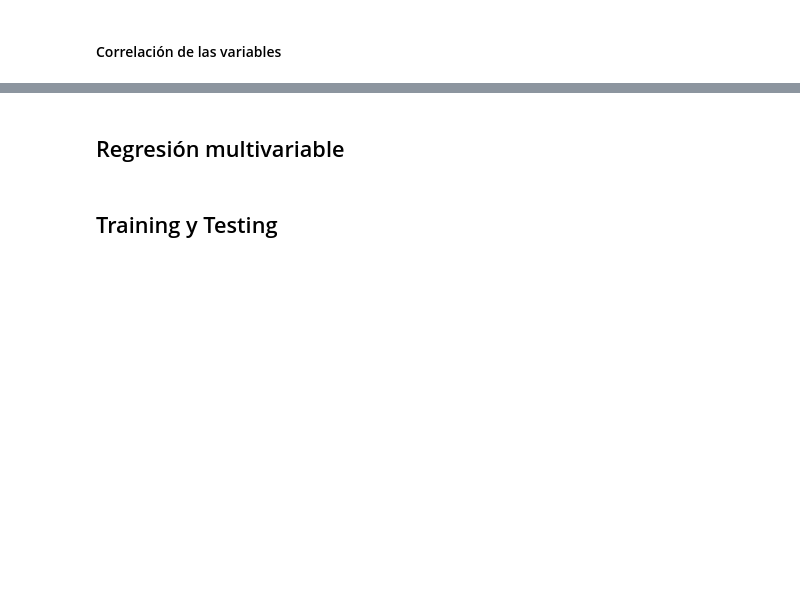
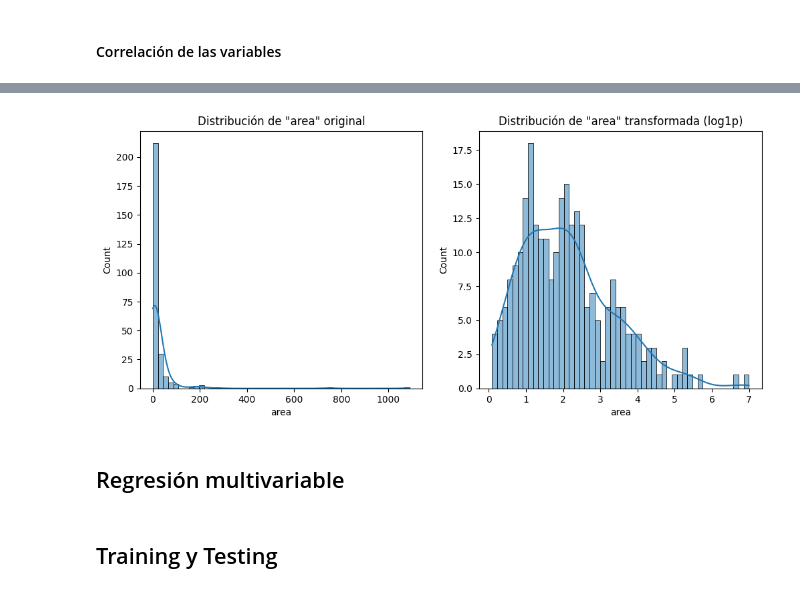
Before and after one commit to Sandovl0593/project1-ML, a Jupyter notebook: main.ipynb, the cells around one changed output, grey strips where cells are left out. Cells and saved outputs as stored; diff of their text form; code cells hidden in the pictures; blank space fills up the shorter version.

```diff
--- a/main.ipynb
+++ b/main.ipynb
@@ -34,3 +57,16 @@ plt.show()
+# %%
+plt.figure(figsize=(12,5))
+plt.subplot(1,2,1)
+sns.histplot(temp, bins=50, kde=True)
+plt.title('Distribución de "area" original')
+
+# Graficar la distribución de 'area' transformada
+plt.subplot(1,2,2)
+sns.histplot(Ypd, bins=50, kde=True)
+plt.title('Distribución de "area" transformada (log1p)')
+plt.show()
+# %% [output]
+[figure, added]
 # %% [markdown]
 ## Regresión multivariable
 # %%
```
Also changed, not shown: parts of 18 cells of this notebook.
